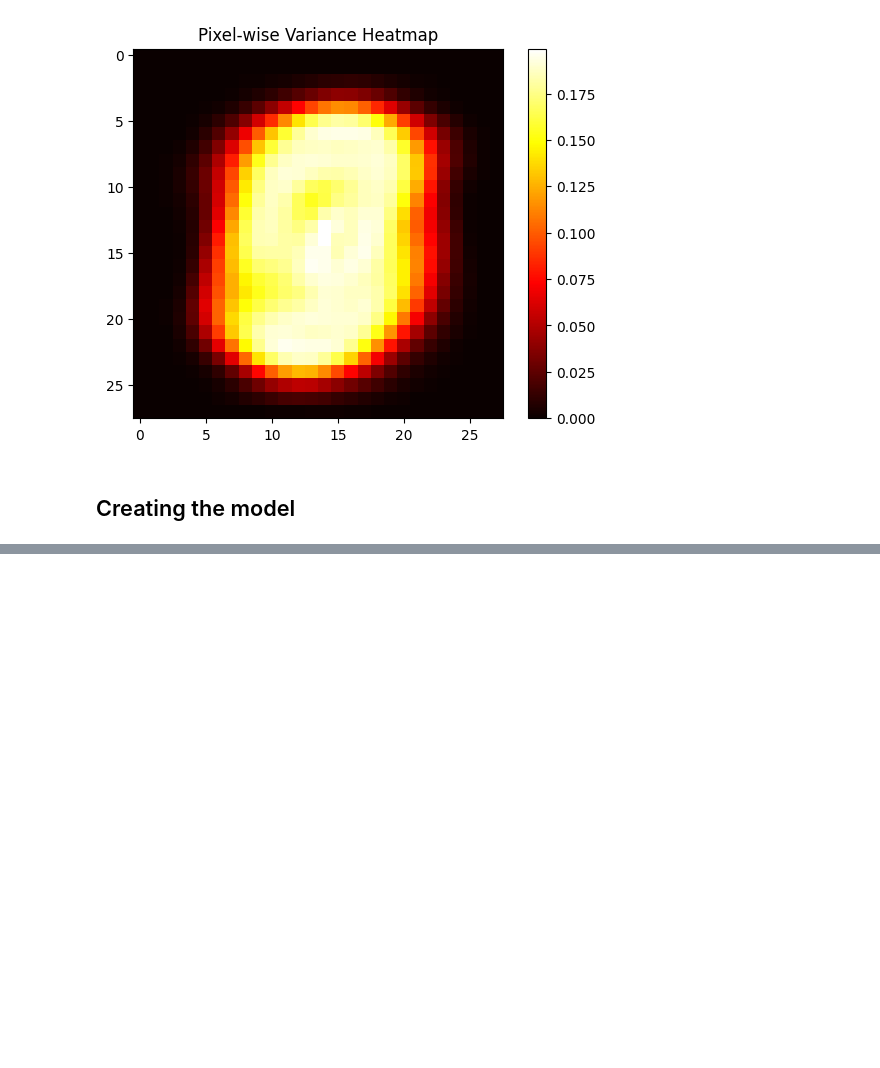
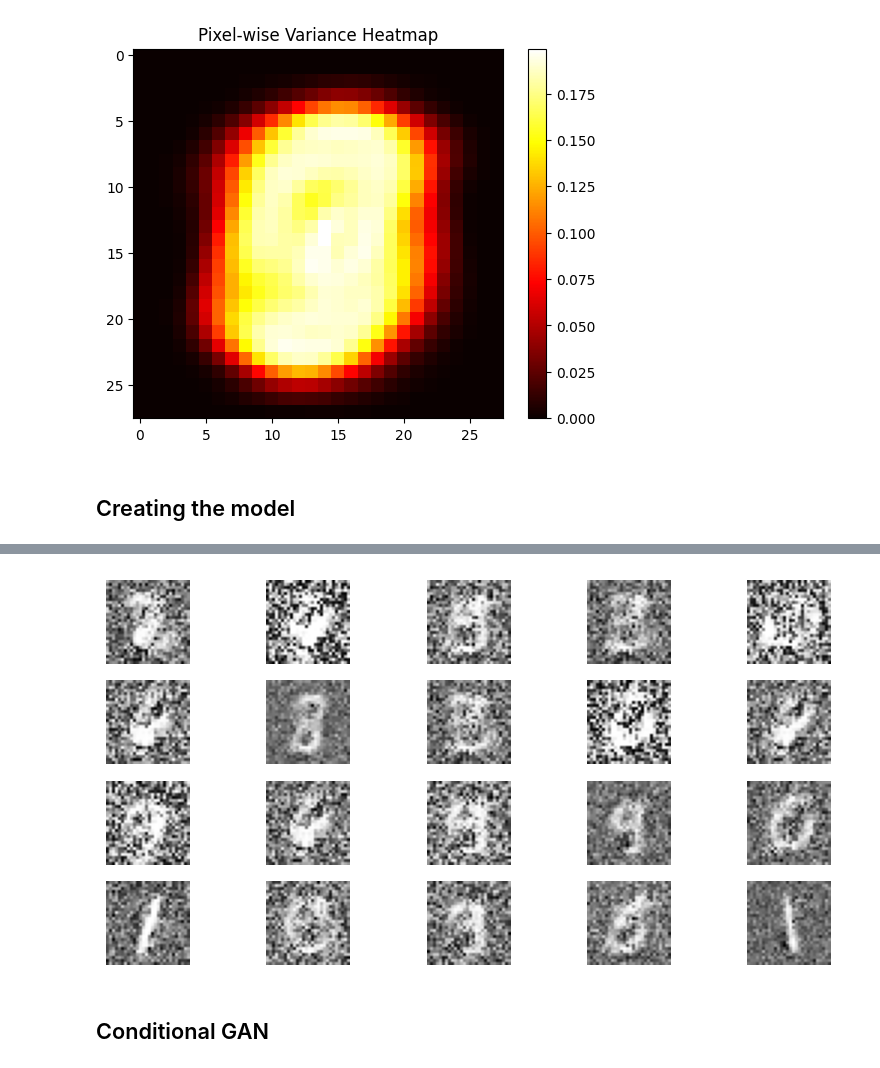
Before and after one commit to Axeeh/GANs_Eploration, a Jupyter notebook: notebook.ipynb, the cells around one changed output, grey strips where cells are left out. Cells and saved outputs as stored; diff of their text form; code cells hidden in the pictures; blank space fills up the shorter version.

Commit message:
Trained vanilla GAN

```diff
--- a/notebook.ipynb
+++ b/notebook.ipynb
@@ -74,0 +110,6 @@ gan.compile(loss = "binary_crossentropy", optimizer = "rmsprop")
+# %%
+batch_size = 64
+
+dataset = tf.data.Dataset.from_tensor_slices(x_train)
+dataset = dataset.shuffle(60000)
+dataset = dataset.batch(batch_size, drop_remainder=True)
@@ -74,0 +247,31 @@ gan.compile(loss = "binary_crossentropy", optimizer = "rmsprop")
+# %%
+def generate_fake_instances(generator, codings_size, n_samples):
+    """
+    Generates synthetic (fake) MNIST-like images using a trained generator.
+
+    Returns:
+        fake_images: numpy array of shape (n_samples, 28, 28, 1)
+    """
+    noise = tf.random.normal([n_samples, codings_size])
+    fake_images = generator(noise, training=False)
+    fake_images = (fake_images + 1) / 2.0
+
+    return fake_images.numpy()
+
+n_fake = 1000
+fake_mnist = generate_fake_instances(generator, codings_size, n_fake)
+
+def plot_fake_instances(fake_images, n=20):
+    plt.figure(figsize=(10, 5))
+    for i in range(n):
+        plt.subplot(4, 5, i + 1)
+        plt.imshow(fake_images[i, :, :, 0], cmap="gray")
+        plt.axis("off")
+    plt.show()
+
+
+plot_fake_instances(fake_mnist)
+# %% [output]
+[figure, added]
+# %% [markdown]
+## Conditional GAN
```
Also changed, not shown: parts of 8 cells of this notebook.
